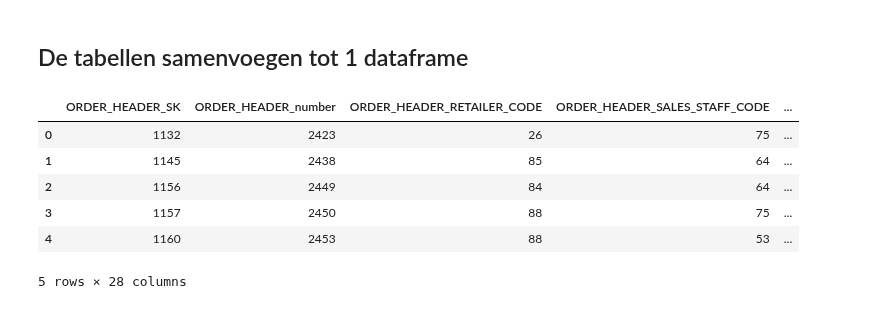
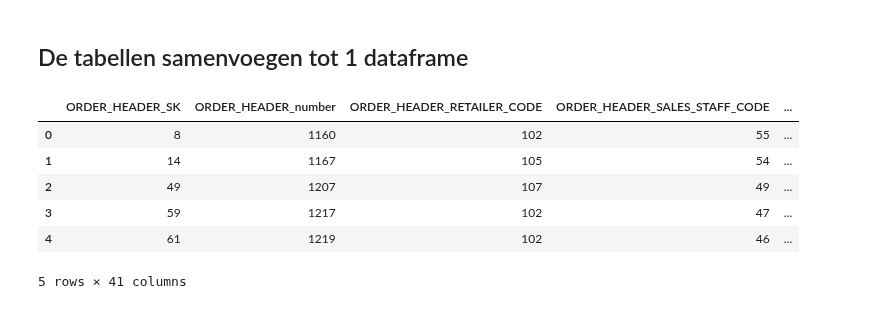
Before and after one commit to Nrojt/SE4-DEDS-Pyhton-opdrachten, a Jupyter notebook: week 8/8.1/Practicum_8.1.ipynb, the cells around one changed output. Cells and saved outputs as stored; diff of their text form; code cells hidden in the pictures.

```diff
--- a/week 8/8.1/Practicum_8.1.ipynb
+++ b/week 8/8.1/Practicum_8.1.ipynb
@@ -56,6 +60,9 @@ order_header_fetch = order_header_result.fetchall()
 order_header_columns = [column[0] for column in order_header_result.description]
 order_header = pd.DataFrame.from_records(order_header_fetch, columns=order_header_columns)
 
+# dropping current value and last updated columns
+order_header = order_header.drop(columns=['CURRENT_VALUE', 'LAST_UPDATED'])
+
 order_header.head()
 # %% [output]
 |  | ORDER_HEADER_SK | ORDER_HEADER_number | ORDER_HEADER_RETAILER_CODE | ORDER_HEADER_SALES_STAFF_CODE | ... |
@@ -72,6 +79,9 @@ order_details_fetch = order_details_result.fetchall()
 order_details_columns = [column[0] for column in order_details_result.description]
 order_details = pd.DataFrame.from_records(order_details_fetch, columns=order_details_columns)
 
+# dropping current value and last updated columns
+order_details = order_details.drop(columns=['CURRENT_VALUE', 'LAST_UPDATED'])
+
 order_details.head()
 # %% [output]
 |  | ORDER_DETAILS_SK | ORDER_DETAILS_code | ORDER_DETAILS_QUANTITY_quantity | ORDER_DETAILS_TOTAL_COST_total | ... |
@@ -80,3 +90,15 @@ order_details.head()
 | 2 | 3 | 100199 | 22 | 149.1600 | ... |
 | 3 | 4 | 100250 | 52 | 6578.5200 | ... |
 | 4 | 5 | 100641 | 6 | 491.2200 | ... |
+# %%
+unit_query = "SELECT * FROM Unit"
+
+unit_result = export_cursor.execute(unit_query)
+unit_fetch = unit_result.fetchall()
+unit_columns = [column[0] for column in unit_result.description]
+unit = pd.DataFrame.from_records(unit_fetch, columns=unit_columns)
+
+# dropping current value and last updated columns
+unit = unit.drop(columns=['CURRENT_VALUE', 'LAST_UPDATED'])
+
+unit.head()
@@ -82,0 +112,12 @@ order_details.head()
+# %%
+product_query = "SELECT * FROM Product"
+
+product_result = export_cursor.execute(product_query)
+product_fetch = product_result.fetchall()
+product_columns = [column[0] for column in product_result.description]
+product = pd.DataFrame.from_records(product_fetch, columns=product_columns)
+
+# dropping current value and last updated columns
+product = product.drop(columns=['CURRENT_VALUE', 'LAST_UPDATED'])
+
+product.head()
@@ -83,15 +131,17 @@ order_details.head()
 # %% [markdown]
 ## De tabellen samenvoegen tot 1 dataframe
 # %%
-order_combined = pd.merge(order_header, order_details, left_on='ORDER_HEADER_ORDER_order_number', right_on='ORDER_DETAILS_ORDER_NUMBER_order')
-order_combined = pd.merge(order_combined, order, left_on='ORDER_HEADER_ORDER_order_number', right_on='ORDER_order_number')
+order_combined = pd.merge(order_header, order, left_on='ORDER_HEADER_ORDER_order_number', right_on='ORDER_SK')
+order_combined = pd.merge(order_combined, order_details, left_on='ORDER_SK', right_on='ORDER_DETAILS_ORDER_NUMBER_order')
+order_combined = pd.merge(order_combined, unit, left_on='ORDER_DETAILS_UNIT_ID_unit', right_on='UNIT_SK')
+order_combined = pd.merge(order_combined, product, left_on='ORDER_DETAILS_PRODUCT_NUMBER_product', right_on='PRODUCT_SK')
 
 order_combined.head()
 # %% [output]
 |  | ORDER_HEADER_SK | ORDER_HEADER_number | ORDER_HEADER_RETAILER_CODE | ORDER_HEADER_SALES_STAFF_CODE | ... |
-| 0 | 1132 | 2423 | 26 | 75 | ... |
-| 1 | 1145 | 2438 | 85 | 64 | ... |
-| 2 | 1156 | 2449 | 84 | 64 | ... |
-| 3 | 1157 | 2450 | 88 | 75 | ... |
-| 4 | 1160 | 2453 | 88 | 53 | ... |
+| 0 | 8 | 1160 | 102 | 55 | ... |
+| 1 | 14 | 1167 | 105 | 54 | ... |
+| 2 | 49 | 1207 | 107 | 49 | ... |
+| 3 | 59 | 1217 | 102 | 47 | ... |
+| 4 | 61 | 1219 | 102 | 46 | ... |
-5 rows × 28 columns
+5 rows × 41 columns
```
Also changed, not shown: parts of 12 cells of this notebook, 2 other files.
